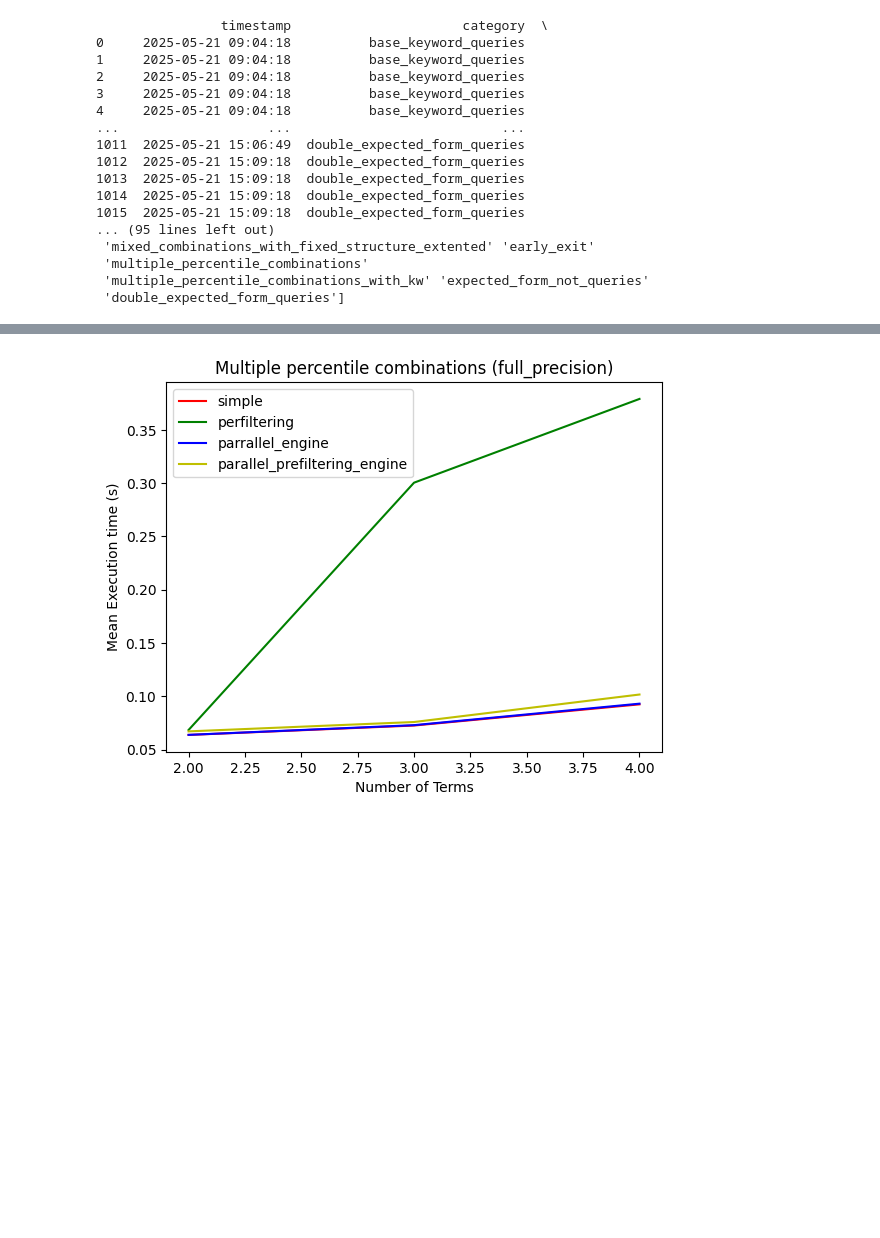
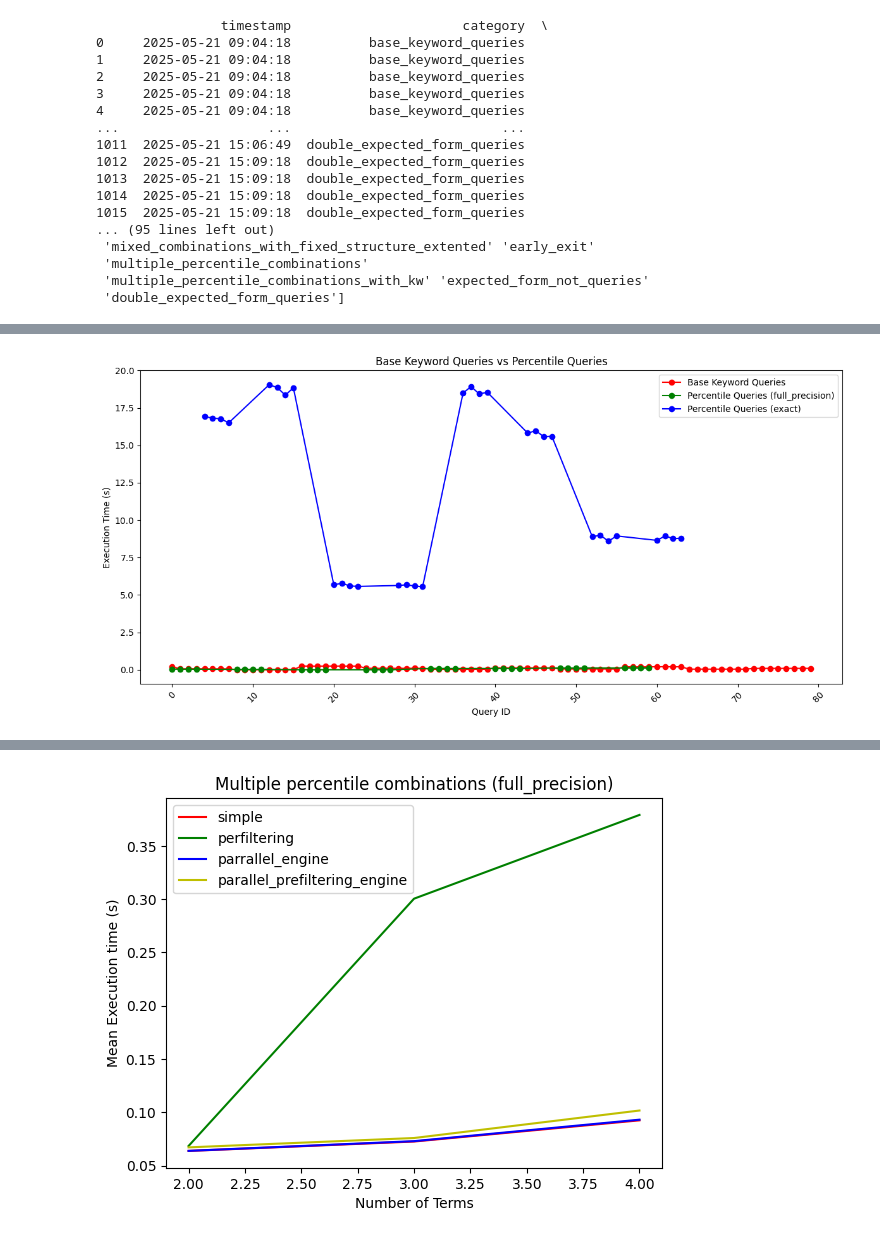
Before and after one commit to leonardgeissler/fainder-demo, a Jupyter notebook: analysis/performance_tests/analysis.ipynb, the cells around one changed output, grey strips where cells are left out. Drawn from its saved outputs; the diff is of its cells as text; code cells hidden in the pictures; blank space fills up the shorter version.

```diff
--- a/analysis/performance_tests/analysis.ipynb
+++ b/analysis/performance_tests/analysis.ipynb
@@ -88,3 +135,35 @@ Multiple percentile combinations: 144
+# %%
+# a plot with three lines (one base_keyword_queries and two percentile queries (different fainder modes)) x-axis is queryid
+plt.figure(figsize=(12, 6))
+plt.title("Base Keyword Queries vs Percentile Queries")
+plt.xlabel("Query ID")
+plt.ylabel("Execution Time (s)")
+
+# Plot base keyword queries
+plt.plot(
+    base_keyword_queries.index,
+    base_keyword_queries["execution_time"],
+    label="Base Keyword Queries",
+    color=colors[0],
+    marker="o",
+)
+# Plot base percentile queries
+fainder_modes = base_percentile_queries["fainder_mode"].unique()
+for i, fainder_mode in enumerate(fainder_modes):
+    percentile_queries = base_percentile_queries[base_percentile_queries["fainder_mode"] == fainder_mode]
+    plt.plot(
+        percentile_queries.index,
+        percentile_queries["execution_time"],
+        label=f"Percentile Queries ({fainder_mode})",
+        color=colors[i + 1],
+        marker="o",
+    )
+plt.xticks(rotation=45)
+plt.legend()
+plt.tight_layout()
+plt.savefig("figures/analysis/base_predicates.png")
+# %% [output]
+[figure, added]
 # %%
 # plot percentile_combinations comparing different scenarios (per fainder mode)
 
```
Also changed, not shown: parts of 4 cells of this notebook, 3 other files.
